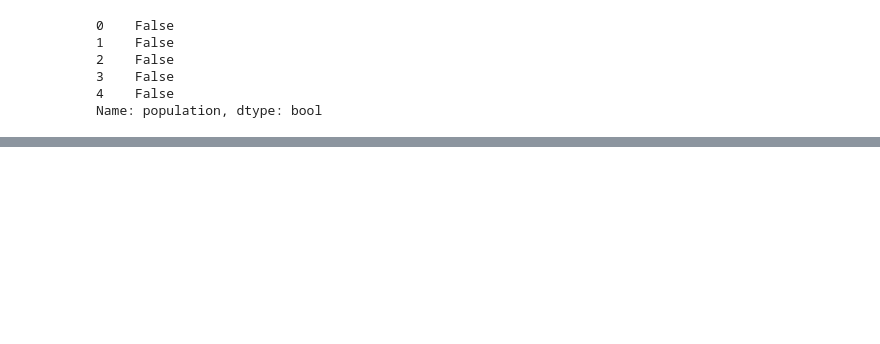
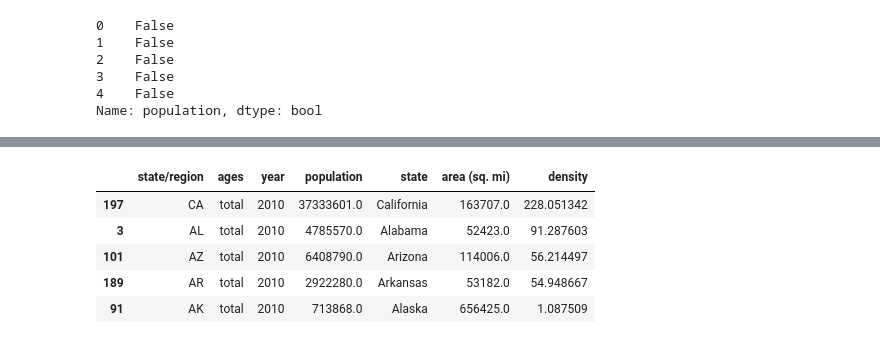
Before and after one commit to wangjifei121/Data_analysis_case, a Jupyter notebook: 数据分析美国2010年各州人口密度.ipynb, the cells around one changed output, grey strips where cells are left out. Drawn from its saved outputs; the diff is of its cells as text; code cells hidden in the pictures; blank space fills up the shorter version.

```diff
--- a/数据分析美国2010年各州人口密度.ipynb
+++ b/数据分析美国2010年各州人口密度.ipynb
@@ -201,0 +203,9 @@ pl_abb_area
+# %%
+data_all.sort_values(by="density",axis=0,ascending=False)
+# %% [output]
+|  | state/region | ages | year | population | state | area (sq. mi) | density |
+| 197 | CA | total | 2010 | 37333601.0 | California | 163707.0 | 228.051342 |
+| 3 | AL | total | 2010 | 4785570.0 | Alabama | 52423.0 | 91.287603 |
+| 101 | AZ | total | 2010 | 6408790.0 | Arizona | 114006.0 | 56.214497 |
+| 189 | AR | total | 2010 | 2922280.0 | Arkansas | 53182.0 | 54.948667 |
+| 91 | AK | total | 2010 | 713868.0 | Alaska | 656425.0 | 1.087509 |
```
Also changed, not shown: parts of 12 cells of this notebook.
